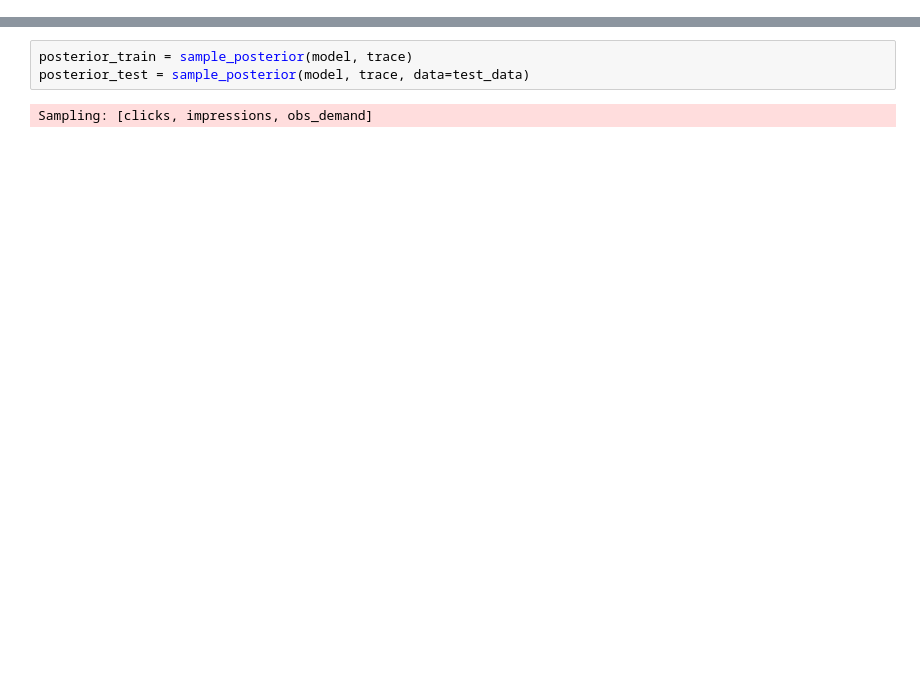
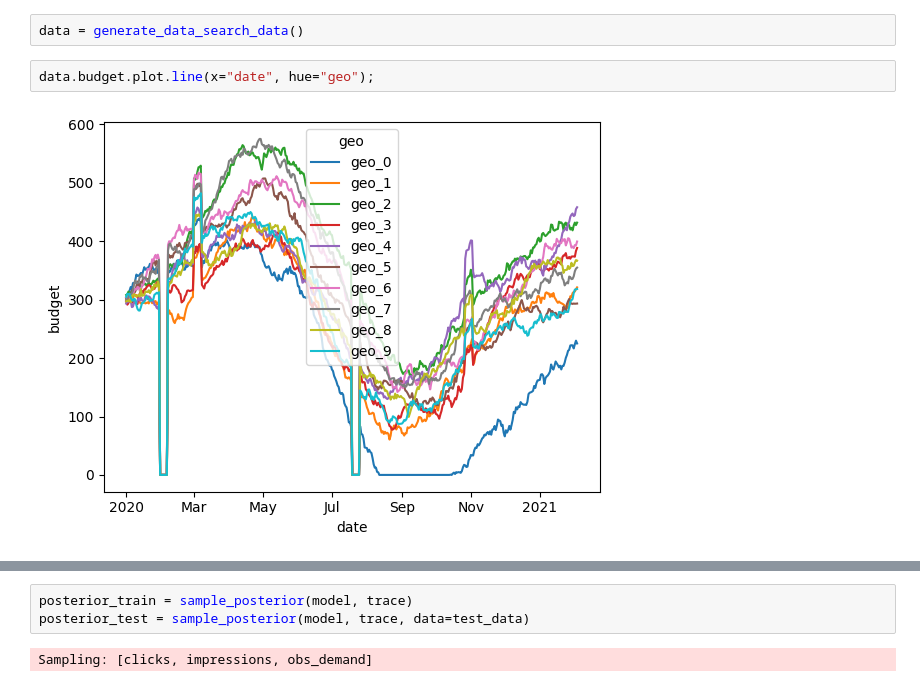
Before and after one commit to redam94/search-click-prediction, a Jupyter notebook: notebooks/test_model.ipynb, the cells around one changed output, grey strips where cells are left out. Drawn from its saved outputs; the diff is of its cells as text; blank space fills up the shorter version.

```diff
--- a/notebooks/test_model.ipynb
+++ b/notebooks/test_model.ipynb
@@ -497,0 +22,6 @@ def sample_posterior(model, trace, data=None):
+# %%
+data = generate_data_search_data()
+# %%
+data.budget.plot.line(x="date", hue="geo");
+# %% [output]
+[figure, added]
```
Also changed, not shown: parts of 56 cells of this notebook, 5 other files.
